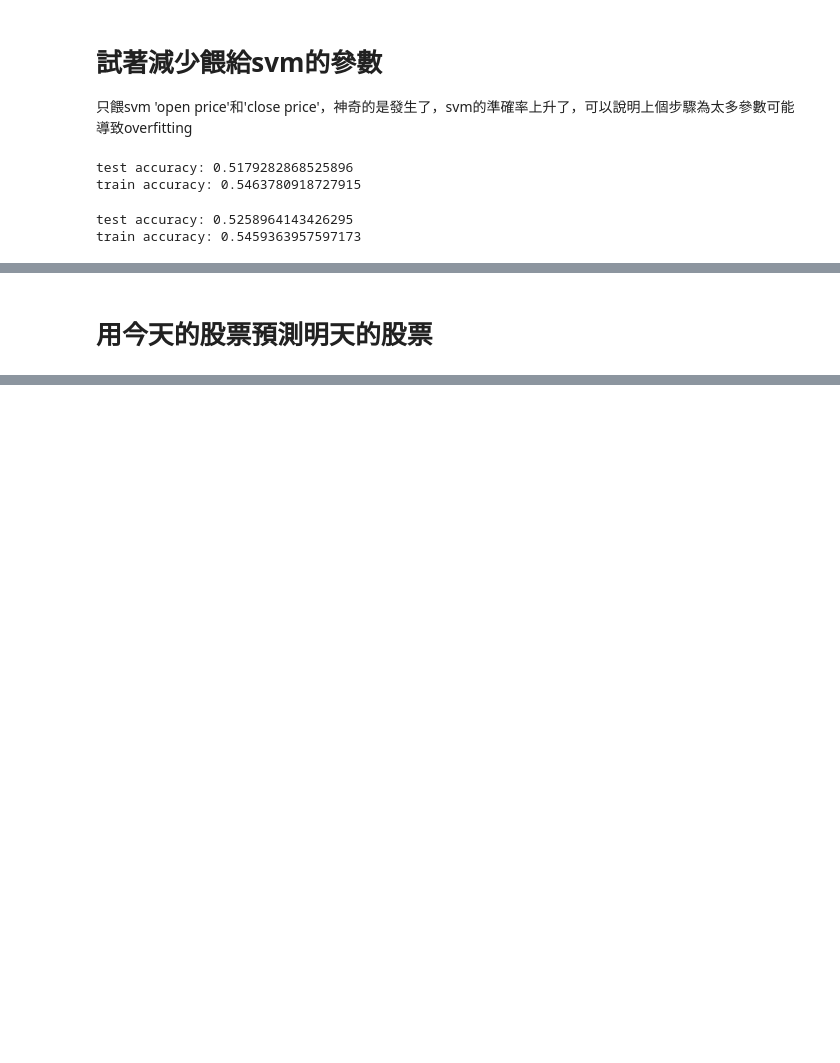
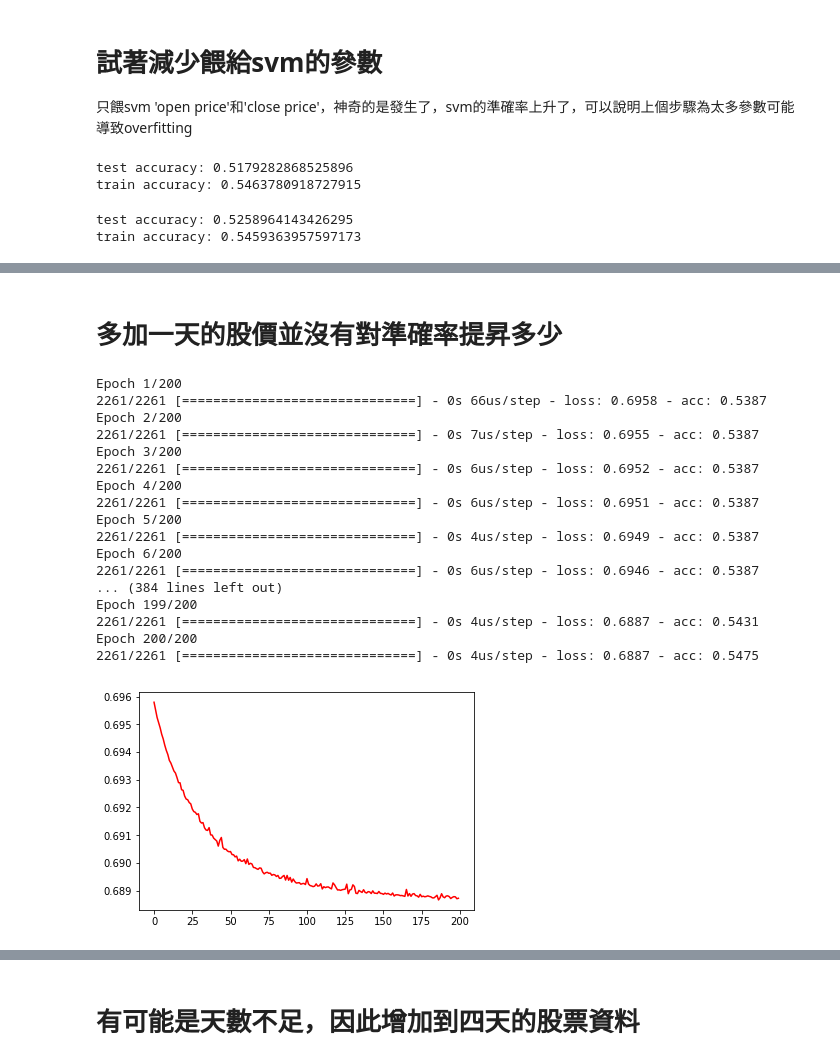
Before and after one commit to yuyingg0921/fda-hw, a Jupyter notebook: hw3/stock-predict.ipynb, the cells around one changed output, grey strips where cells are left out. Saved outputs shown, nothing was run; the diff lists cells and outputs as text; code cells hidden in the pictures; blank space fills up the shorter version.

```diff
--- a/hw3/stock-predict.ipynb
+++ b/hw3/stock-predict.ipynb
@@ -303,0 +426,7 @@ stock_data.describe()
+# %%
+x_train['op1'] = [None] + x_train.loc[0:2262, 'Open Price'].tolist()   # 一天前open price
+x_train['cl1'] = [None] + x_train.loc[0:2262, 'Close Price'].tolist()   # 一天前close price
+x_train['hp1'] = [None] + x_train.loc[0:2262, 'High Price'].tolist()   # 一天前high price
+x_train['lp1'] = [None] + x_train.loc[0:2262, 'Low Price'].tolist()   # 一天前low price
+x_train['vl1'] = [None] + x_train.loc[0:2262, 'Volume'].tolist()   # 一天前volume
+x_train.head()
@@ -303,0 +457,8 @@ stock_data.describe()
+# %%
+x_test['op1'] = [None] + x_test.loc[2264:2513, 'Open Price'].tolist()   # 一天前open price
+x_test['cl1'] = [None] + x_test.loc[2264:2513, 'Close Price'].tolist()   # 一天前close price
+x_test['hp1'] = [None] + x_test.loc[2264:2513, 'High Price'].tolist()   # 一天前high price
+x_test['lp1'] = [None] + x_test.loc[2264:2513, 'Low Price'].tolist()   # 一天前low price
+x_test['vl1'] = [None] + x_test.loc[2264:2513, 'Volume'].tolist()   # 一天前volume
+
+x_test.head()
@@ -304,2 +489,62 @@ stock_data.describe()
+# %%
+x_train_new = x_train[1:2262]
+y_train_new = y_train[1:2262]
+x_test_new = x_test[1:251]
+y_test_new = y_test[1:251]
 # %% [markdown]
-# 用今天的股票預測明天的股票
+# 多加一天的股價並沒有對準確率提昇多少
+# %%
+hidden_units = 20
+activation = 'sigmoid'
+penalize = 0.01
+learning_rate = 0.001
+epochs = 200
+batch_size = 200
+
+model = models.Sequential()
+
+
+# hidden layer
+model.add(layers.Dense(input_dim = 10,
+                       units = hidden_units,
+                       activation=activation))
+
+# output layer
+model.add(layers.Dense(input_dim = hidden_units,
+                       units = 1,
+                       activation=activation))
+
+# loss function and optimizer
+model.compile(loss='binary_crossentropy',
+              optimizer=optimizers.Adam(lr=learning_rate),
+              metrics=['accuracy'])
+
+history = model.fit(x_train_new, y_train_new['move close'], epochs=epochs, batch_size=batch_size)
+
+losses = history.history['loss']
+plt.plot(range(len(losses)), losses, 'r')
+plt.show()
+
+train_acc = model.evaluate(x_train_new, y_train_new['move close'], batch_size = batch_size)[1]
+print('train accuracy: %s' % train_acc)
+test_acc = model.evaluate(x_test_new, y_test_new['move close'], batch_size = 32)[1]
+print('test accuracy: %s' % test_acc)
+# %% [output]
+Epoch 1/200
+2261/2261 [==============================] - 0s 66us/step - loss: 0.6958 - acc: 0.5387
+Epoch 2/200
+2261/2261 [==============================] - 0s 7us/step - loss: 0.6955 - acc: 0.5387
+Epoch 3/200
+2261/2261 [==============================] - 0s 6us/step - loss: 0.6952 - acc: 0.5387
+Epoch 4/200
+2261/2261 [==============================] - 0s 6us/step - loss: 0.6951 - acc: 0.5387
+Epoch 5/200
+2261/2261 [==============================] - 0s 4us/step - loss: 0.6949 - acc: 0.5387
+Epoch 6/200
+2261/2261 [==============================] - 0s 6us/step - loss: 0.6946 - acc: 0.5387
+... (384 lines left out)
+Epoch 199/200
+2261/2261 [==============================] - 0s 4us/step - loss: 0.6887 - acc: 0.5431
+Epoch 200/200
+2261/2261 [==============================] - 0s 4us/step - loss: 0.6887 - acc: 0.5475
+[figure, added]
@@ -305,0 +555,2 @@ stock_data.describe()
+# %% [markdown]
+# 有可能是天數不足，因此增加到四天的股票資料
```
Also changed, not shown: parts of 30 cells of this notebook.
